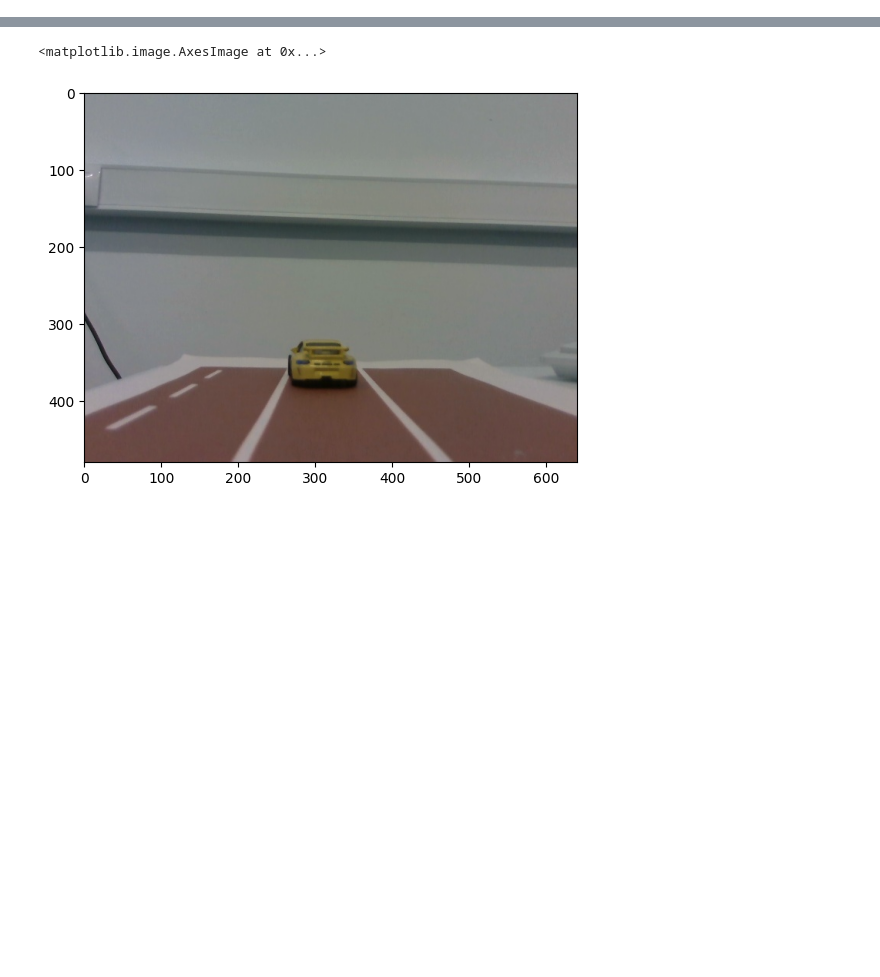
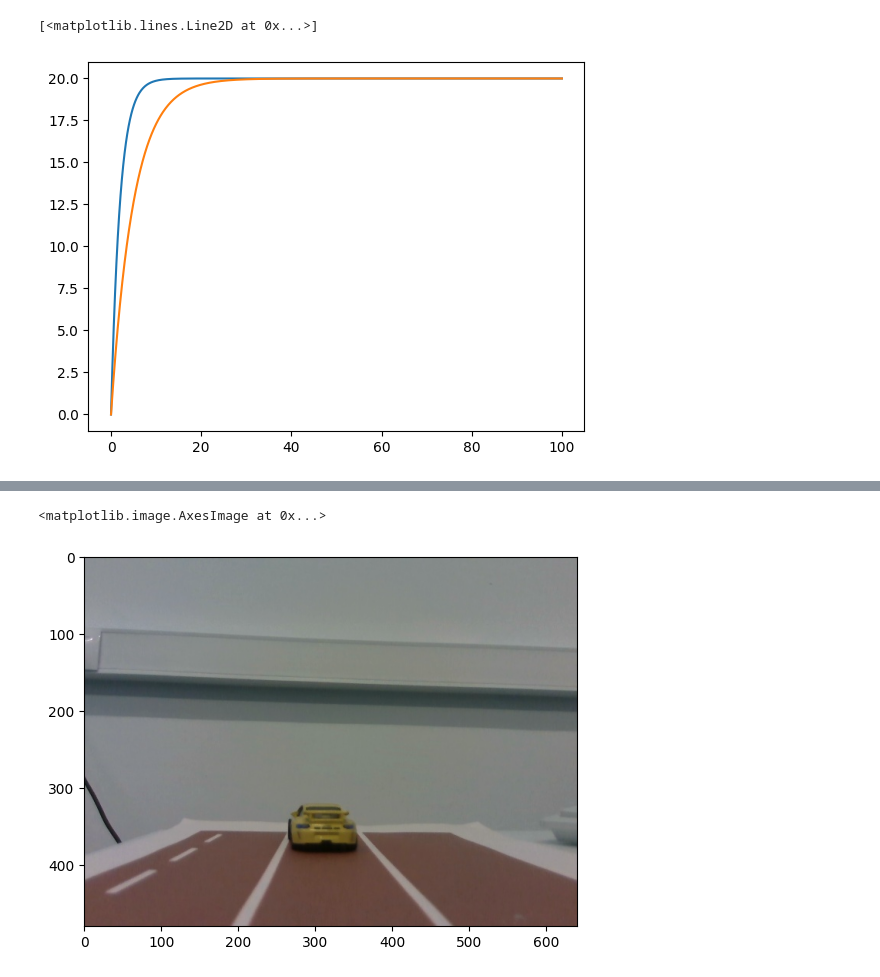
Before and after one commit to legonko/Final-project, a Jupyter notebook: test_car.ipynb, the cells around one changed output, grey strips where cells are left out. Cells and saved outputs as stored; diff of their text form; code cells hidden in the pictures; blank space fills up the shorter version.

```diff
--- a/test_car.ipynb
+++ b/test_car.ipynb
@@ -67,0 +29,7 @@ def ipm_ll(image):
+# %%
+x = np.linspace(0, 100, 1000)
+plt.plot(x, -20*np.exp(-x/2)+20)
+plt.plot(x, -20*np.exp(-x/5)+20)
+# %% [output]
+[<matplotlib.lines.Line2D at 0x...>]
+[figure, added]
```
Also changed, not shown: parts of 19 cells of this notebook, 12 other files.
